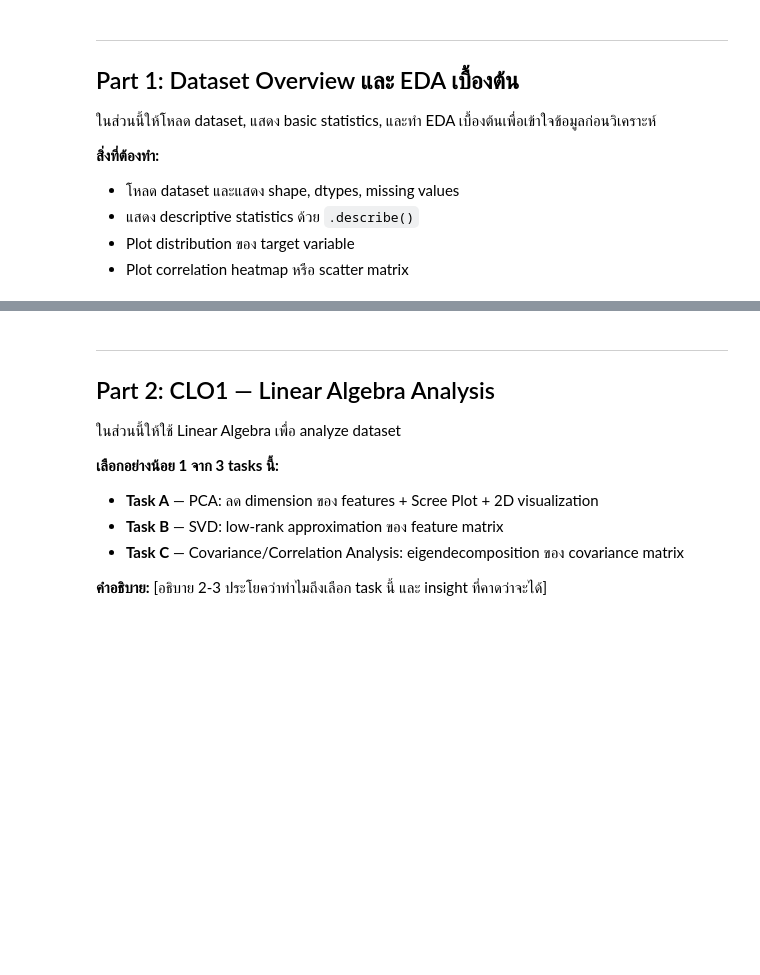
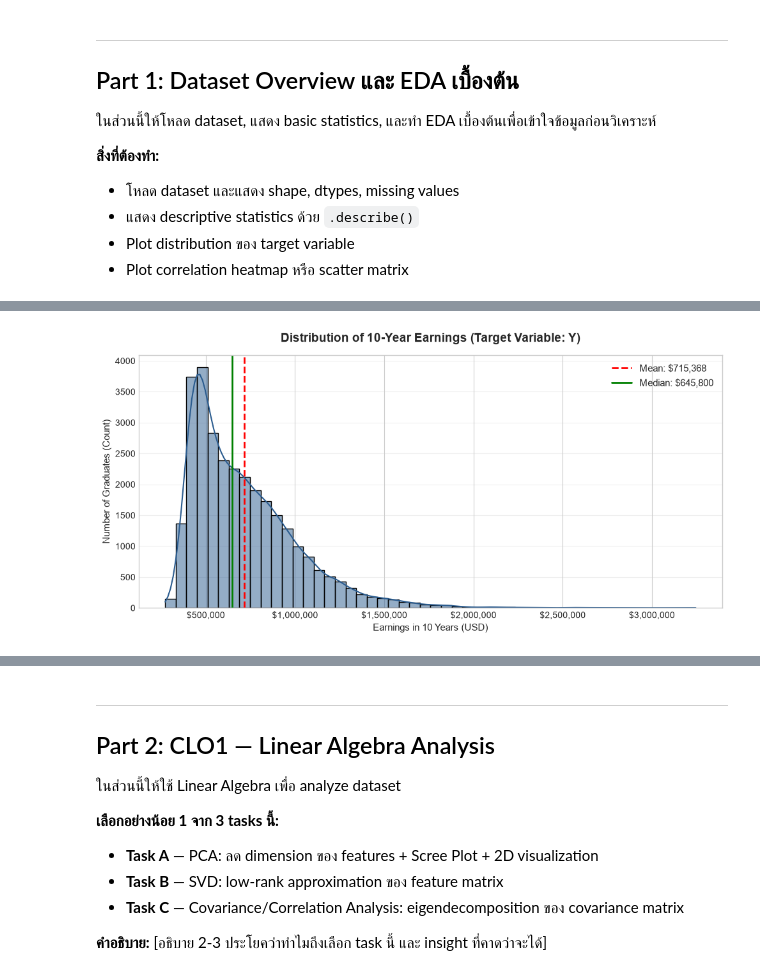
Before and after one commit to Thanawattho68-bit/Math-Project-1-26, a Jupyter notebook: lab15_project_template.ipynb, the cells around one changed output, grey strips where cells are left out. Saved outputs shown, nothing was run; the diff lists cells and outputs as text; code cells hidden in the pictures; blank space fills up the shorter version.

```diff
--- a/lab15_project_template.ipynb
+++ b/lab15_project_template.ipynb
@@ -133,0 +205,27 @@ pass
+# %%
+plt.figure(figsize=(10, 5))
+
+# พล็อต Histogram และเส้น KDE
+sns.histplot(df_clean['earnings_10yr_usd'], kde=True, bins=50, color='#2b5c8f')
+
+# คำนวณค่าเฉลี่ยและมัธยฐาน
+mean_val = df_clean['earnings_10yr_usd'].mean()
+median_val = df_clean['earnings_10yr_usd'].median()
+
+# วาดเส้น Mean และ Median
+plt.axvline(mean_val, color='red', linestyle='--', linewidth=2, label=f'Mean: ${mean_val:,.0f}')
+plt.axvline(median_val, color='green', linestyle='-', linewidth=2, label=f'Median: ${median_val:,.0f}')
+
+# ตกแต่งกราฟ
+plt.title('Distribution of 10-Year Earnings (Target Variable: Y)', fontsize=14, fontweight='bold', pad=15)
+plt.xlabel('Earnings in 10 Years (USD)', fontsize=11)
+plt.ylabel('Number of Graduates (Count)', fontsize=11)
+
+# ปรับแกน X ให้อ่านเป็นหลักพัน/หลักล้านง่ายๆ (ใส่เครื่องหมาย comma)
+plt.gca().xaxis.set_major_formatter('${x:,.0f}')
+plt.legend(fontsize=11)
+plt.grid(axis='y', alpha=0.3)
+plt.tight_layout()
+plt.show()
+# %% [output]
+[figure, new version]
```
Also changed, not shown: parts of 10 cells of this notebook, 1 other file.
